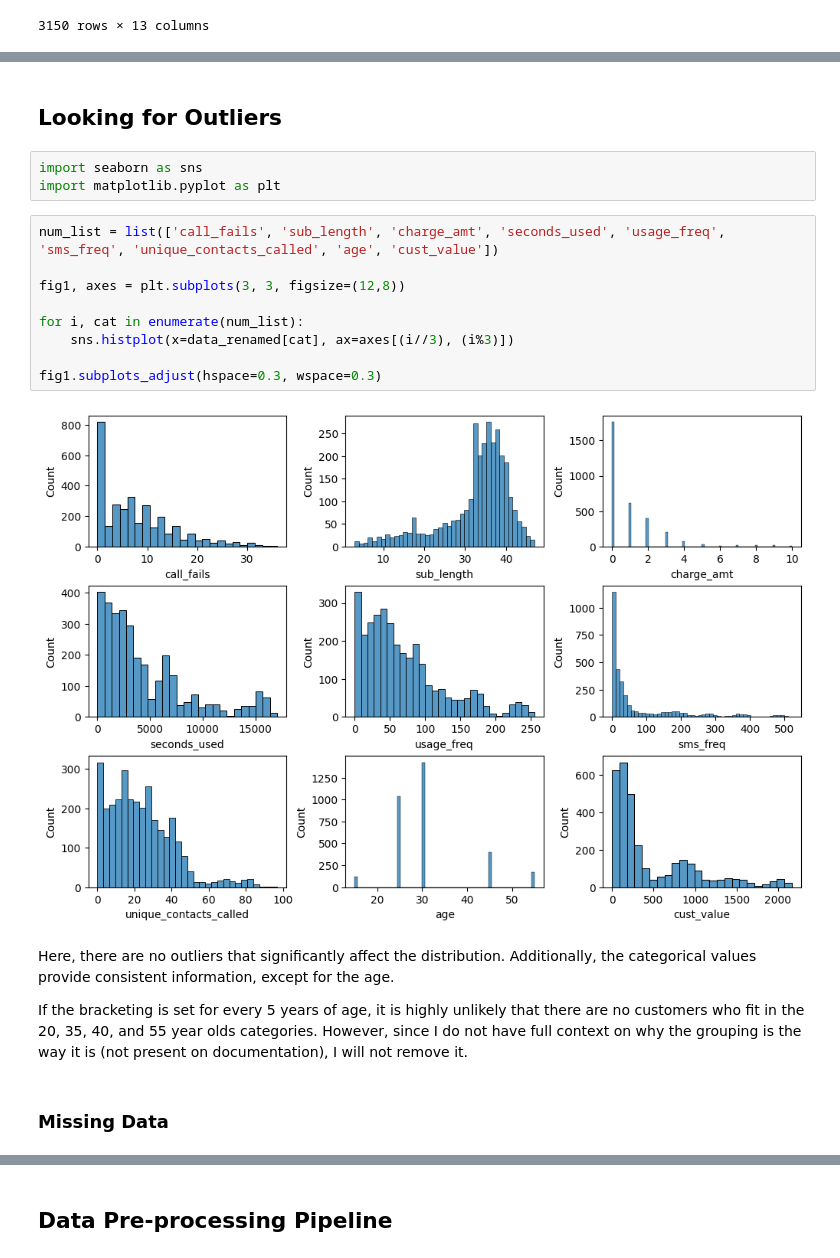
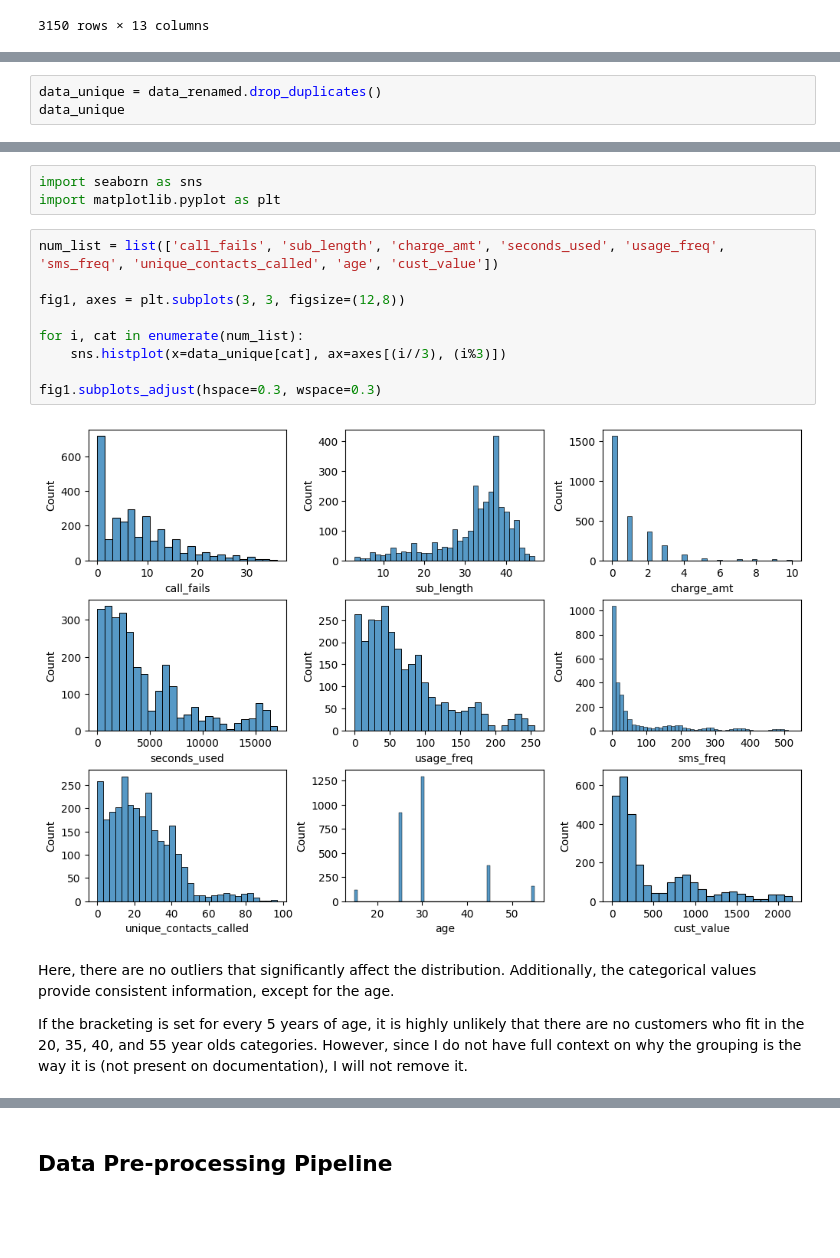
Before and after one commit to mlcuadra1/Churn-Risk-EDA, a Jupyter notebook: notebooks/Script 1 - cleaning.ipynb, the cells around one changed output, grey strips where cells are left out. Drawn from its saved outputs; the diff is of its cells as text; blank space fills up the shorter version.

Commit message:
Reorder cleaning; update cleaned data

```diff
--- a/notebooks/Script 1 - cleaning.ipynb
+++ b/notebooks/Script 1 - cleaning.ipynb
@@ -151,0 +184,3 @@ memory usage: 277.0+ KB
+# %%
+data_unique = data_renamed.drop_duplicates()
+data_unique
@@ -163,23 +214,19 @@ data_renamed.describe()
 | max | 36.000000 | 47.000000 | 10.000000 | 17090.000000 | 255.000000 | 522.000000 | 97.000000 | 55.000000 | ... |
-# %% [markdown]
-## Looking for Outliers
 # %%
 import seaborn as sns
 import matplotlib.pyplot as plt
 # %%
 num_list = list(['call_fails', 'sub_length', 'charge_amt', 'seconds_used', 'usage_freq', 'sms_freq', 'unique_contacts_called', 'age', 'cust_value'])
 
 fig1, axes = plt.subplots(3, 3, figsize=(12,8))
 
 for i, cat in enumerate(num_list):
-    sns.histplot(x=data_renamed[cat], ax=axes[(i//3), (i%3)])
+    sns.histplot(x=data_unique[cat], ax=axes[(i//3), (i%3)])
 
 fig1.subplots_adjust(hspace=0.3, wspace=0.3)
 # %% [output]
-[figure, old version]
+[figure, new version]
 # %% [markdown]
 Here, there are no outliers that significantly affect the distribution. Additionally, the categorical values provide consistent information, except for the age.
 
 If the bracketing is set for every 5 years of age, it is highly unlikely that there are no customers who fit in the 20, 35, 40, and 55 year olds categories. However, since I do not have full context on why the grouping is the way it is (not present on documentation), I will not remove it.
-# %% [markdown]
-### Missing Data
```
Also changed, not shown: parts of 15 cells of this notebook, 1 other file.
